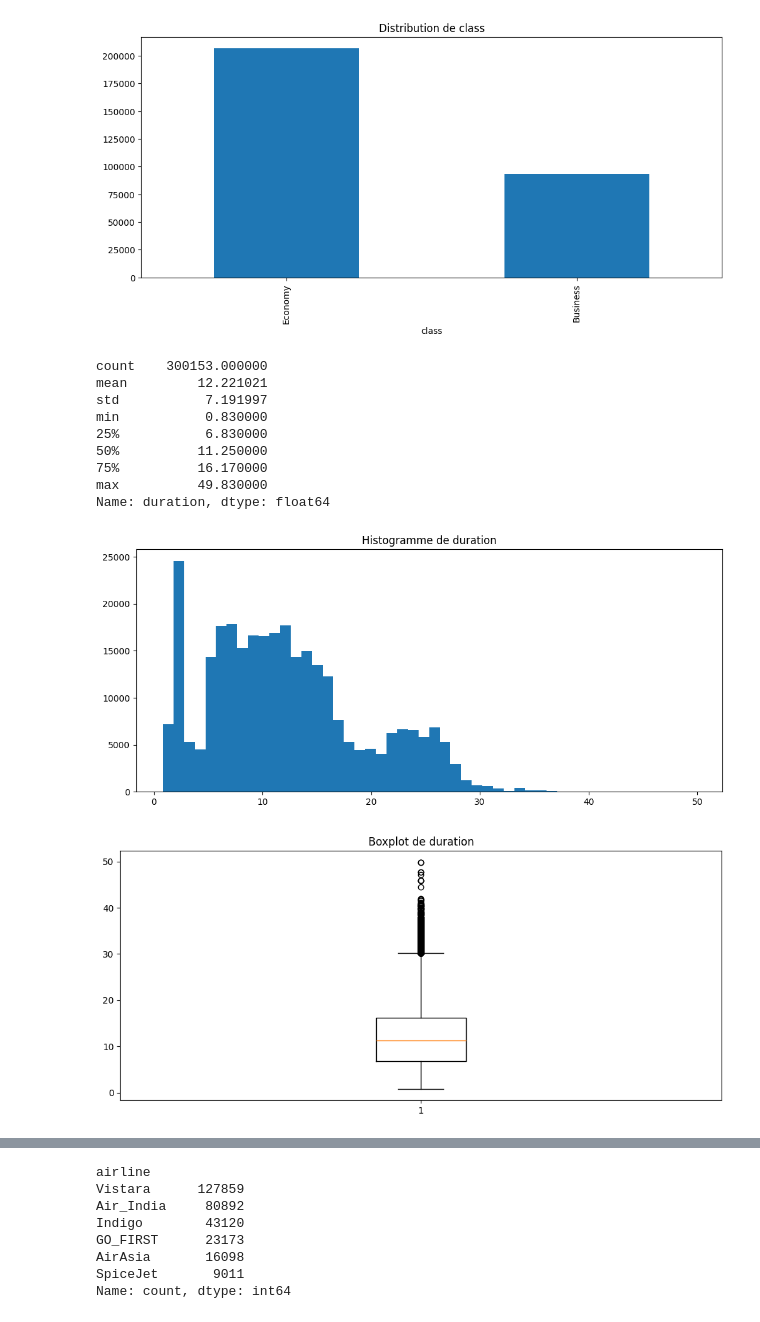
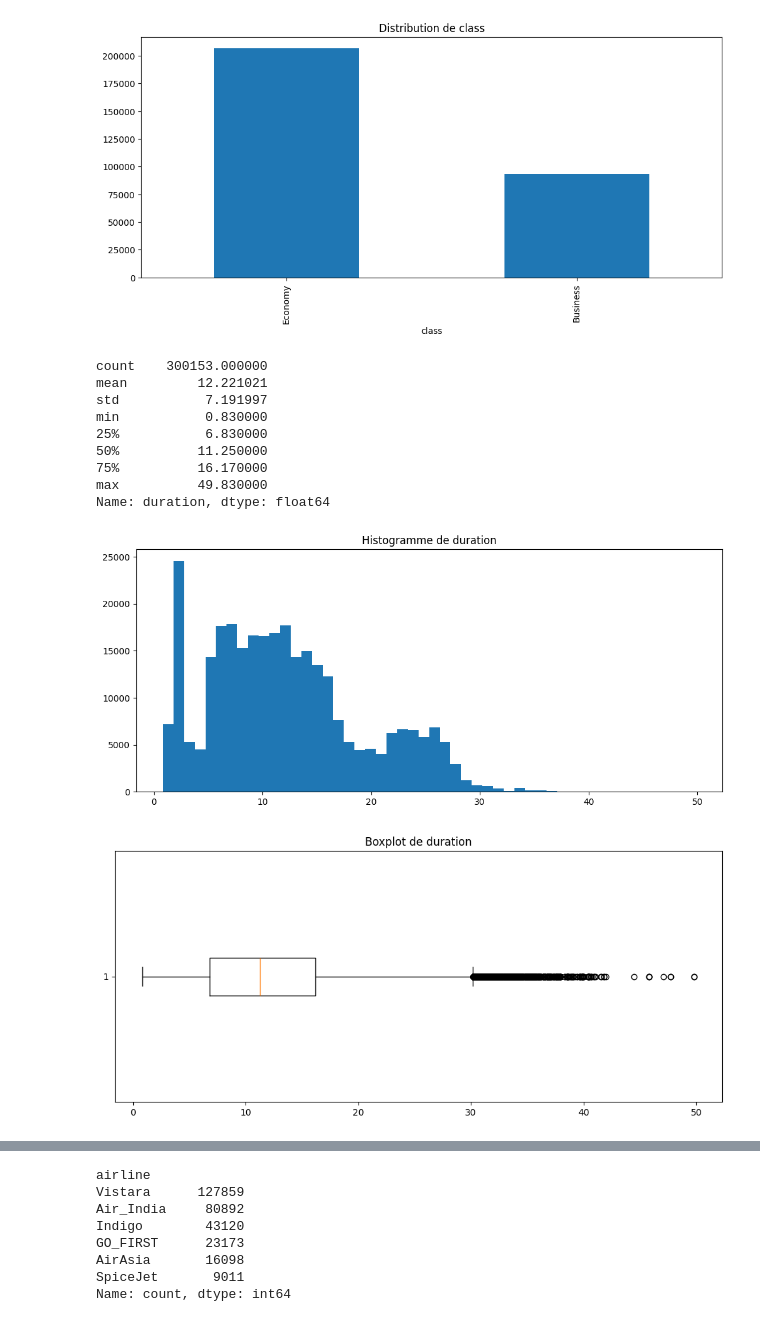
Before and after one commit to Data-Analysis-Hub/Machine-Learning-Flight-ticket-prices-prediction, a Jupyter notebook: tasks.ipynb, the cells around one changed output, grey strips where cells are left out. Saved outputs shown, nothing was run; the diff lists cells and outputs as text; code cells hidden in the pictures.

Commit message:
made oen boxplot horizontal & added the exact number of bins for a graph

```diff
--- a/tasks.ipynb
+++ b/tasks.ipynb
@@ -251,31 +251,31 @@ Name: count, dtype: int64
 # %%
 # VARIABLES NUMÉRIQUES
 
 # stats descriptives de duration
 print(df['duration'].describe())
 
 # histogramme de duration
 plt.figure(figsize=(12, 5))
 plt.hist(df['duration'], bins=50)
 plt.title('Histogramme de duration')
 plt.show()
 # boxplot de duration
 plt.figure(figsize=(12, 5))
-plt.boxplot(df['duration'])
+plt.boxplot(df['duration'],vert=False)
 plt.title('Boxplot de duration')
 plt.show()
 # %% [output]
 count    300153.000000
 mean         12.221021
 std           7.191997
 min           0.830000
 25%           6.830000
 50%          11.250000
 75%          16.170000
 max          49.830000
 Name: duration, dtype: float64
 [figure]
-[figure, old version]
+[figure, new version]
 # %%
 # stats descriptives de days_left
 print(df['days_left'].describe())
```
Also changed, not shown: parts of 3 cells of this notebook.
